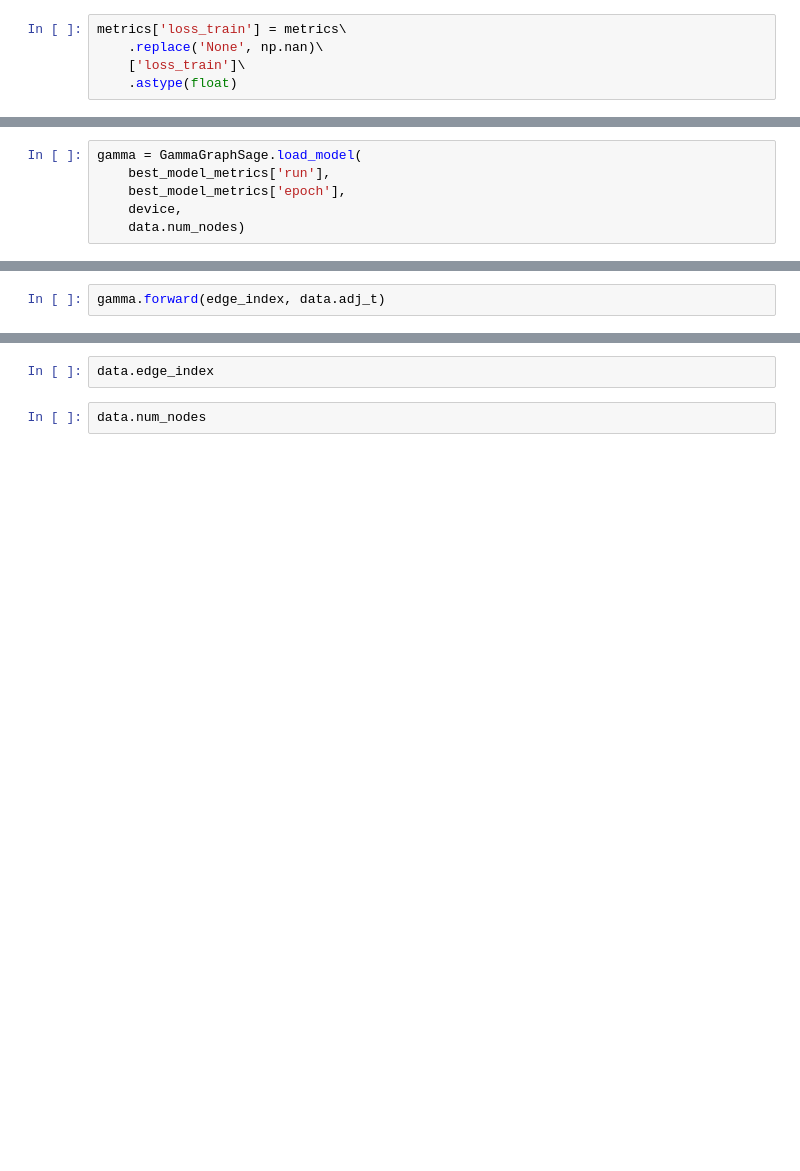
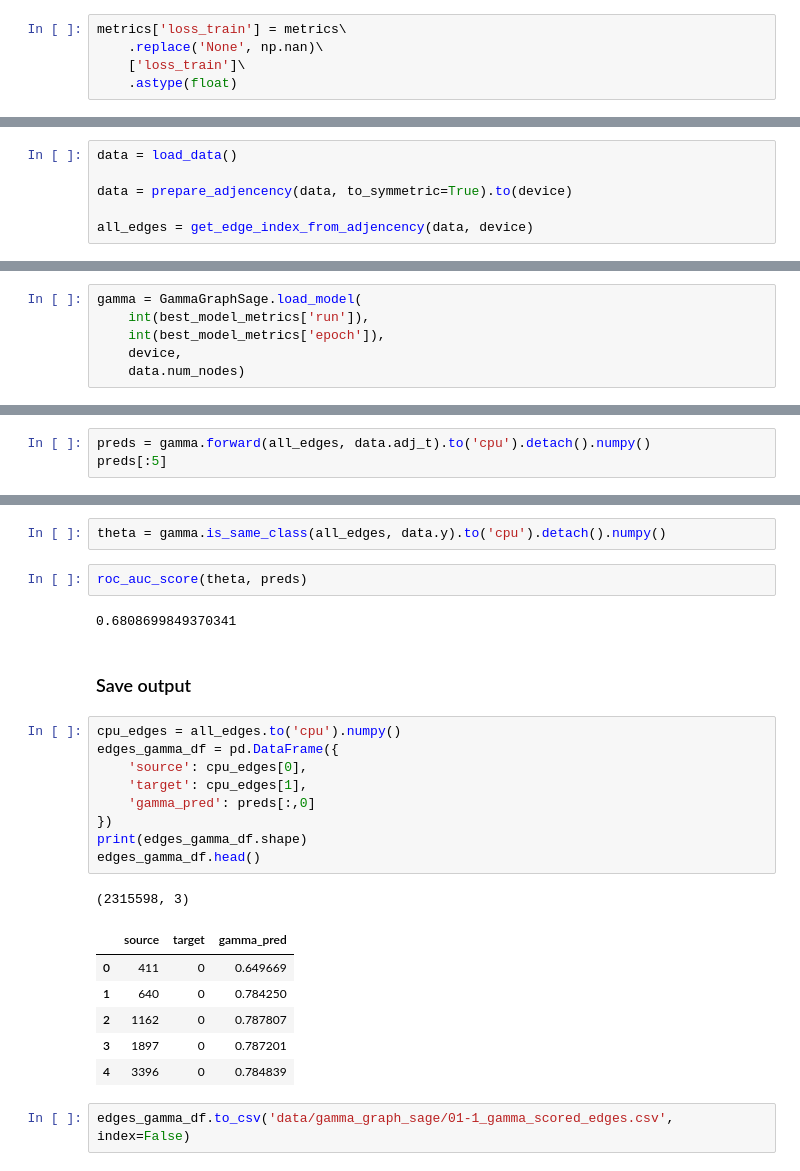
Before and after one commit to caiolmart/node-concordance, a Jupyter notebook: notebooks/gamma_function/01-1-graph_sage_gamma_function.ipynb, the cells around one changed output, grey strips where cells are left out. Saved outputs shown, nothing was run; the diff lists cells and outputs as text; blank space fills up the shorter version.

```diff
--- a/notebooks/gamma_function/01-1-graph_sage_gamma_function.ipynb
+++ b/notebooks/gamma_function/01-1-graph_sage_gamma_function.ipynb
@@ -155,0 +213,6 @@ best_model_metrics
+# %%
+data = load_data()
+
+data = prepare_adjencency(data, to_symmetric=True).to(device)
+
+all_edges = get_edge_index_from_adjencency(data, device)
@@ -156,6 +221,6 @@ best_model_metrics
 # %%
 gamma = GammaGraphSage.load_model(
-    best_model_metrics['run'],
-    best_model_metrics['epoch'],
+    int(best_model_metrics['run']),
+    int(best_model_metrics['epoch']),
     device,
     data.num_nodes)
@@ -162,2 +229,3 @@ gamma = GammaGraphSage.load_model(
 # %%
-gamma.forward(edge_index, data.adj_t)
+preds = gamma.forward(all_edges, data.adj_t).to('cpu').detach().numpy()
+preds[:5]
@@ -180,4 +238,27 @@ gamma.forward(data.edge_index, data.adj_t)
-# %%
-data.edge_index
-# %%
-data.num_nodes
+# %%
+theta = gamma.is_same_class(all_edges, data.y).to('cpu').detach().numpy()
+# %%
+roc_auc_score(theta, preds)
+# %% [output]
+0.6808699849370341
+# %% [markdown]
+### Save output
+# %%
+cpu_edges = all_edges.to('cpu').numpy()
+edges_gamma_df = pd.DataFrame({
+    'source': cpu_edges[0],
+    'target': cpu_edges[1],
+    'gamma_pred': preds[:,0]
+})
+print(edges_gamma_df.shape)
+edges_gamma_df.head()
+# %% [output]
+(2315598, 3)
+|  | source | target | gamma_pred |
+| 0 | 411 | 0 | 0.649669 |
+| 1 | 640 | 0 | 0.784250 |
+| 2 | 1162 | 0 | 0.787807 |
+| 3 | 1897 | 0 | 0.787201 |
+| 4 | 3396 | 0 | 0.784839 |
+# %%
+edges_gamma_df.to_csv('data/gamma_graph_sage/01-1_gamma_scored_edges.csv', index=False)
```
Also changed, not shown: parts of 17 cells of this notebook.
